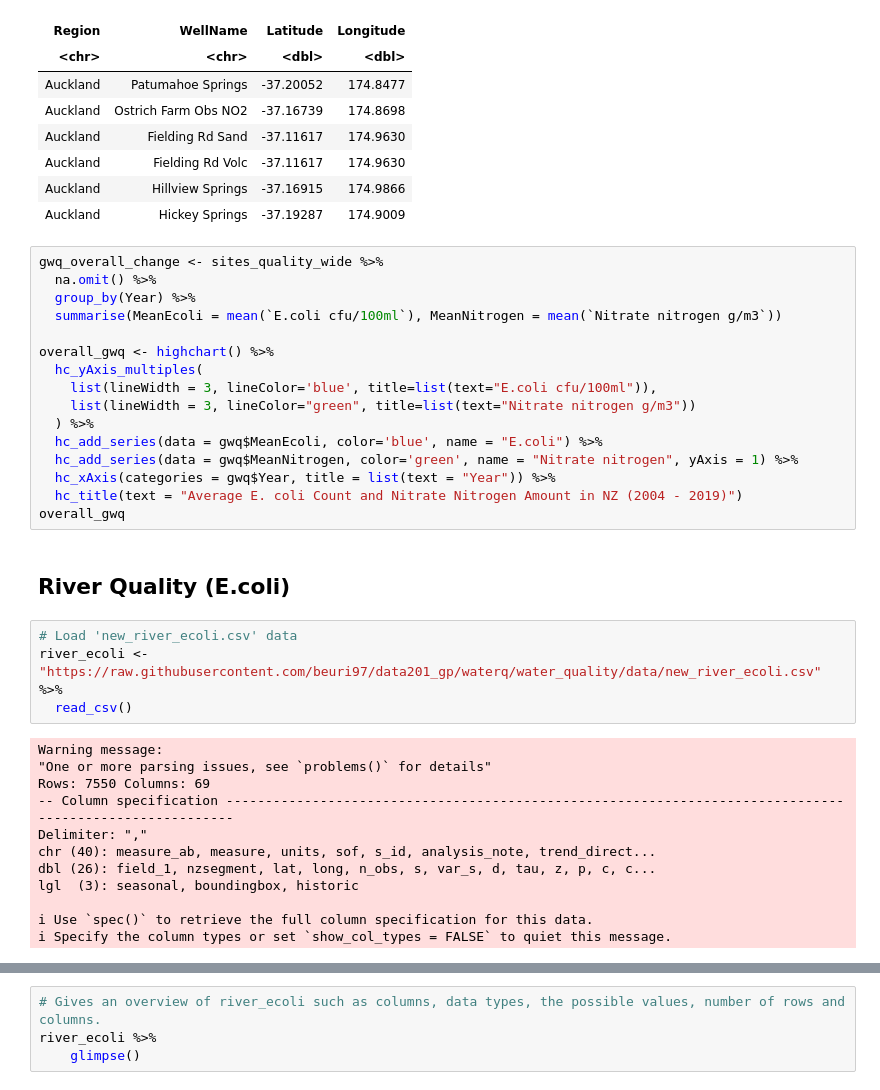
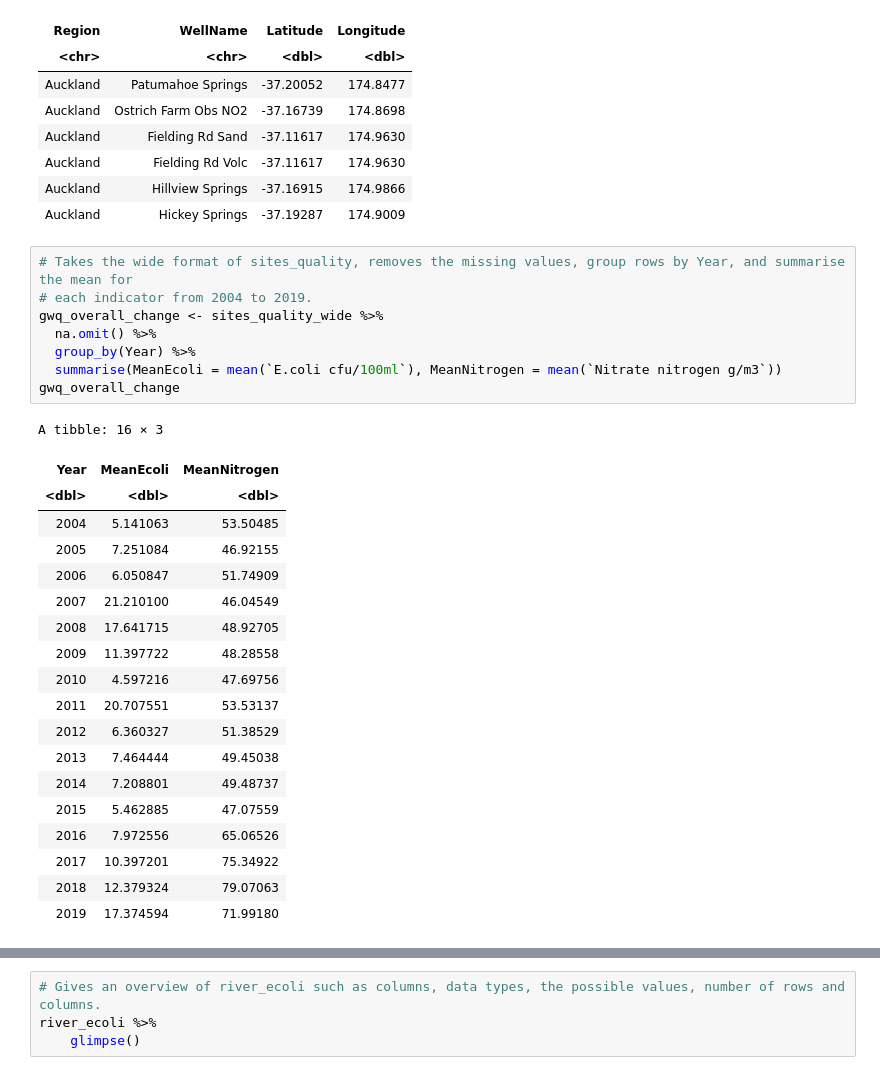
Before and after one commit to beuri97/data201_gp, a Jupyter notebook: water_quality/Water Quality.ipynb, the cells around one changed output, grey strips where cells are left out. Saved outputs shown, nothing was run; the diff lists cells and outputs as text.

```diff
--- a/water_quality/Water Quality.ipynb
+++ b/water_quality/Water Quality.ipynb
@@ -283,37 +305,31 @@ A tibble: 6 × 4
 | Auckland | Fielding Rd Volc | -37.11617 | 174.9630 |
 | Auckland | Hillview Springs | -37.16915 | 174.9866 |
 | Auckland | Hickey Springs | -37.19287 | 174.9009 |
-# %%
-gwq_overall_change <- sites_quality_wide %>%
-  na.omit() %>%
-  group_by(Year) %>%
-  summarise(MeanEcoli = mean(`E.coli cfu/100ml`), MeanNitrogen = mean(`Nitrate nitrogen g/m3`))
-
-overall_gwq <- highchart() %>%
-  hc_yAxis_multiples(
-    list(lineWidth = 3, lineColor='blue', title=list(text="E.coli cfu/100ml")),
-    list(lineWidth = 3, lineColor="green", title=list(text="Nitrate nitrogen g/m3"))
-  ) %>%
-  hc_add_series(data = gwq$MeanEcoli, color='blue', name = "E.coli") %>%
-  hc_add_series(data = gwq$MeanNitrogen, color='green', name = "Nitrate nitrogen", yAxis = 1) %>%
-  hc_xAxis(categories = gwq$Year, title = list(text = "Year")) %>%
-  hc_title(text = "Average E. coli Count and Nitrate Nitrogen Amount in NZ (2004 - 2019)")
-overall_gwq
-# %% [markdown]
-<h2>River Quality (E.coli)</h2>
-# %%
-# Load 'new_river_ecoli.csv' data
-river_ecoli <- "https://raw.githubusercontent.com/beuri97/data201_gp/waterq/water_quality/data/new_river_ecoli.csv" %>%
-  read_csv()
-# %% [output]
-Warning message:
-"One or more parsing issues, see `problems()` for details"
-Rows: 7550 Columns: 69
--- Column specification --------------------------------------------------------------------------------------------------------
-Delimiter: ","
-chr (40): measure_ab, measure, units, sof, s_id, analysis_note, trend_direct...
-dbl (26): field_1, nzsegment, lat, long, n_obs, s, var_s, d, tau, z, p, c, c...
-lgl  (3): seasonal, boundingbox, historic
-
-i Use `spec()` to retrieve the full column specification for this data.
-i Specify the column types or set `show_col_types = FALSE` to quiet this message.
+# %%
+# Takes the wide format of sites_quality, removes the missing values, group rows by Year, and summarise the mean for
+# each indicator from 2004 to 2019.
+gwq_overall_change <- sites_quality_wide %>%
+  na.omit() %>%
+  group_by(Year) %>%
+  summarise(MeanEcoli = mean(`E.coli cfu/100ml`), MeanNitrogen = mean(`Nitrate nitrogen g/m3`))
+gwq_overall_change
+# %% [output]
+A tibble: 16 × 3
+| Year | MeanEcoli | MeanNitrogen |
+| <dbl> | <dbl> | <dbl> |
+| 2004 | 5.141063 | 53.50485 |
+| 2005 | 7.251084 | 46.92155 |
+| 2006 | 6.050847 | 51.74909 |
+| 2007 | 21.210100 | 46.04549 |
+| 2008 | 17.641715 | 48.92705 |
+| 2009 | 11.397722 | 48.28558 |
+| 2010 | 4.597216 | 47.69756 |
+| 2011 | 20.707551 | 53.53137 |
+| 2012 | 6.360327 | 51.38529 |
+| 2013 | 7.464444 | 49.45038 |
+| 2014 | 7.208801 | 49.48737 |
+| 2015 | 5.462885 | 47.07559 |
+| 2016 | 7.972556 | 65.06526 |
+| 2017 | 10.397201 | 75.34922 |
+| 2018 | 12.379324 | 79.07063 |
+| 2019 | 17.374594 | 71.99180 |
```
Also changed, not shown: parts of 33 cells of this notebook.
